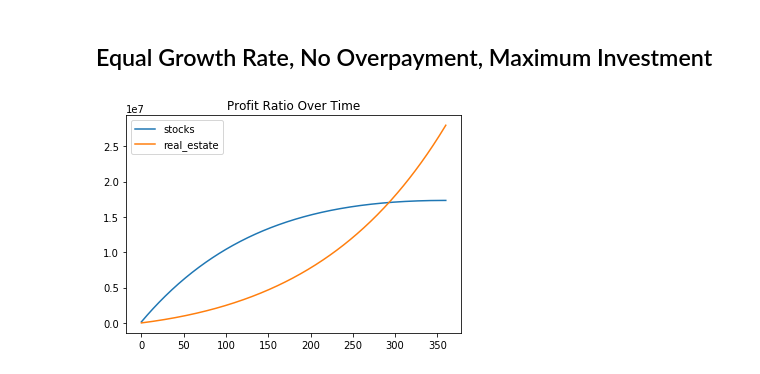
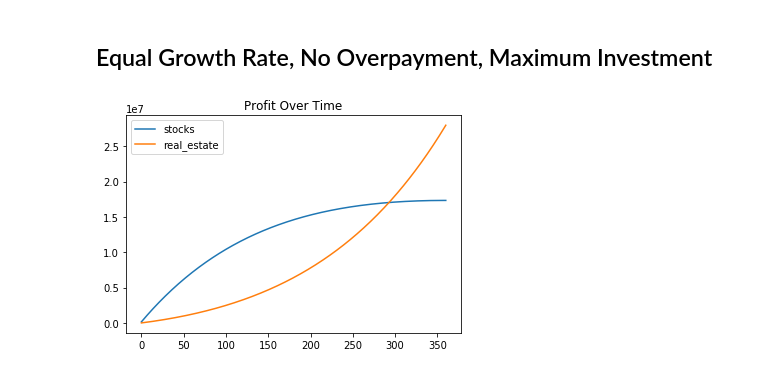
Before and after one commit to rossrco/real_estate_sim, a Jupyter notebook: analysis.ipynb, the cells around one changed output. Cells and saved outputs as stored; diff of their text form; code cells hidden in the pictures.

```diff
--- a/analysis.ipynb
+++ b/analysis.ipynb
@@ -126,14 +126,14 @@ plt.show()
 # %%
 to_plot = history[(history.growth_rate_real_estate==history.growth_rate_stocks)
                   & (history.mortgage_overpayment_amount==0)
                   & (history.investment_amount==2e4)
                   & (history.growth_rate_stocks==0.07)].copy()
 
 plt.plot(to_plot.month, to_plot.cumulative_profit_stocks, label='stocks')
 plt.plot(to_plot.month, to_plot.current_profit_real_estate, label='real_estate')
 
 plt.legend()
-plt.title('Profit Ratio Over Time')
+plt.title('Profit Over Time')
 plt.show()
 # %% [output]
-[figure, old version]
+[figure, new version]
```
Also changed, not shown: parts of 3 cells of this notebook.
